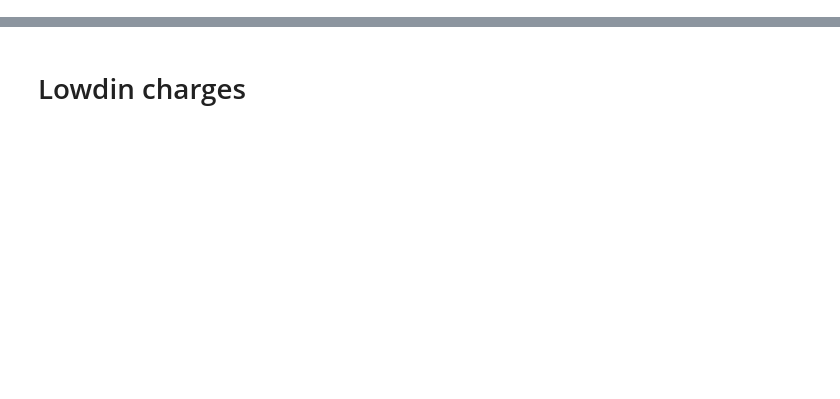
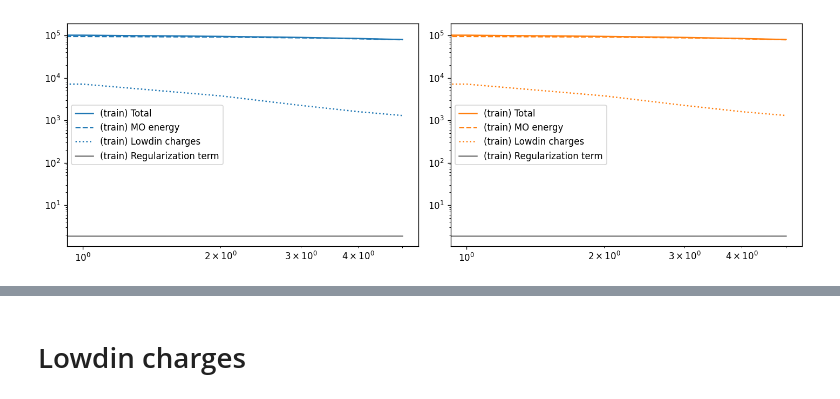
Before and after one commit to ecignoni/halex, a Jupyter notebook: eval.ipynb, the cells around one changed output, grey strips where cells are left out. Cells and saved outputs as stored; diff of their text form; code cells hidden in the pictures; blank space fills up the shorter version.

```diff
--- a/eval.ipynb
+++ b/eval.ipynb
@@ -188,34 +192,36 @@ ax.loglog(history[f'{kind}_low_loss'] * 1e6, label=f'({kind}) Lowdin charges', c
 ax.loglog(history[f'{kind}_reg_loss'] * 1e6, label=f'({kind}) Regularization term', c='gray')
 ax.legend()
 
 
 # kind = 'valid'
 # c='C1'
 # ax.loglog(history[f'{kind}_total'], label=f'({kind}) Total', c=c)
 # ax.loglog(history[f'{kind}_eig_loss'] * 1.51e6, label=f'({kind}) MO energy', c=c, ls='--')
 # ax.loglog(history[f'{kind}_low_loss'] * 1e6, label=f'({kind}) Lowdin charges', c=c, ls=':')
 # ax.legend()
 
 ax = axes[1]
 kind = 'train'
-c = 'C0'
+c = 'C1'
 ax.loglog(history[f'{kind}_total'], label=f'({kind}) Total', c=c)
 ax.loglog(history[f'{kind}_eig_loss'] * 1.51e6, label=f'({kind}) MO energy', c=c, ls='--')
 ax.loglog(history[f'{kind}_low_loss'] * 1e6, label=f'({kind}) Lowdin charges', c=c, ls=':')
 ax.loglog(history[f'{kind}_reg_loss'] * 1e6, label=f'({kind}) Regularization term', c='gray')
 ax.legend()
 
 
 # kind = 'valid'
 # c='C1'
 # ax.loglog(history[f'{kind}_total'], label=f'({kind}) Total', c=c)
 # ax.loglog(history[f'{kind}_eig_loss'] * 1.51e6, label=f'({kind}) MO energy', c=c, ls='--')
 # ax.loglog(history[f'{kind}_low_loss'] * 1e6, label=f'({kind}) Lowdin charges', c=c, ls=':')
 # ax.legend()
 # ax.set_xlim(100,)
 # ax.set_ylim(1e0, 1e4)
 
 fig.tight_layout()
+# %% [output]
+[figure, added]
 # %%
 def predict(model, dataset, features, core_features=None):
 
```
Also changed, not shown: parts of 25 cells of this notebook.
